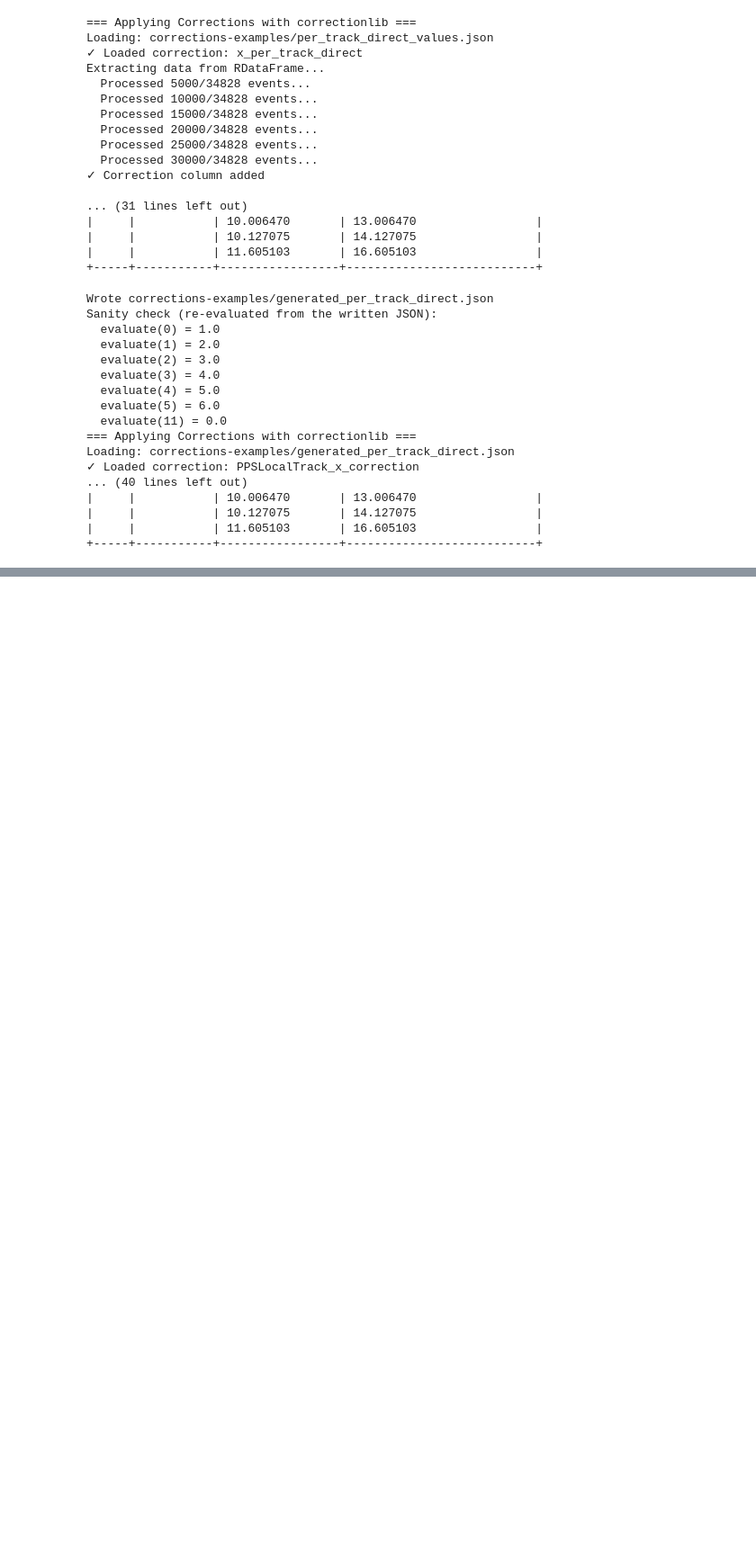
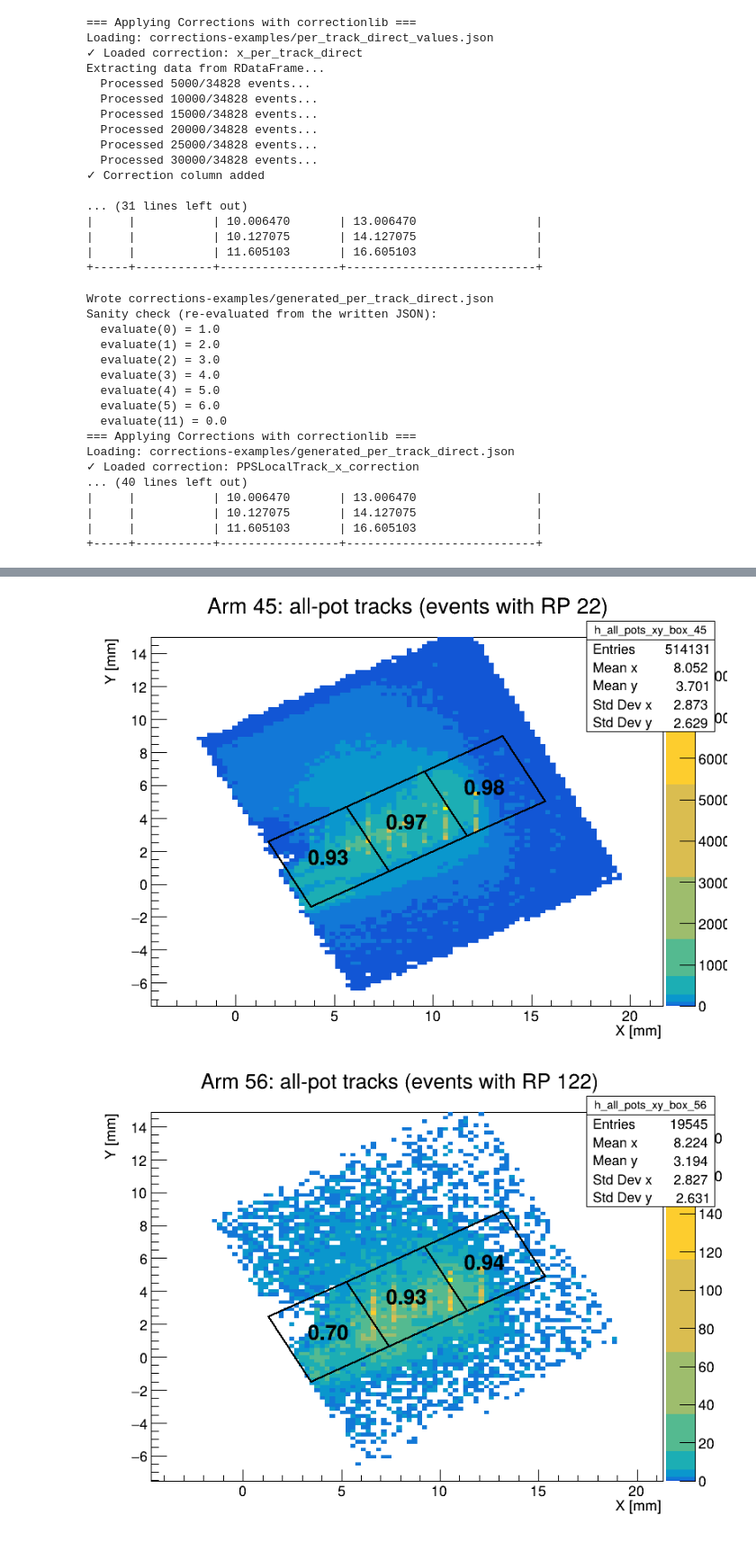
Before and after one commit to Kszemka/nanoaod-pps-tools, a Jupyter notebook: pps_analysis.ipynb, the cells around one changed output, grey strips where cells are left out. Shown at 90% size. Drawn from its saved outputs; the diff is of its cells as text; code cells hidden in the pictures; blank space fills up the shorter version.

```diff
--- a/pps_analysis.ipynb
+++ b/pps_analysis.ipynb
@@ -561,0 +725,13 @@ Saved: data/pps_rp23_corrected_track_x.png
+# %%
+from analyze_proton_events import plot_all_pots_with_regions
+
+output_pngs_all_pots_box = plot_all_pots_with_regions(df_baseline, ARM_RP_IDS, efficiency_data, RUN_NUMBER, pot_type="box")
+for arm_key, output_png in output_pngs_all_pots_box.items():
+    display(Image(filename=output_png))
+
+output_pngs_all_pots_cyl = plot_all_pots_with_regions(df_baseline, ARM_RP_IDS_CYL, efficiency_data, RUN_NUMBER, pot_type="cyl")
+for arm_key, output_png in output_pngs_all_pots_cyl.items():
+    display(Image(filename=output_png))
+# %% [output]
+[figure, added]
+[figure, added]
```
Also changed, not shown: parts of 20 cells of this notebook, 12 other files.
